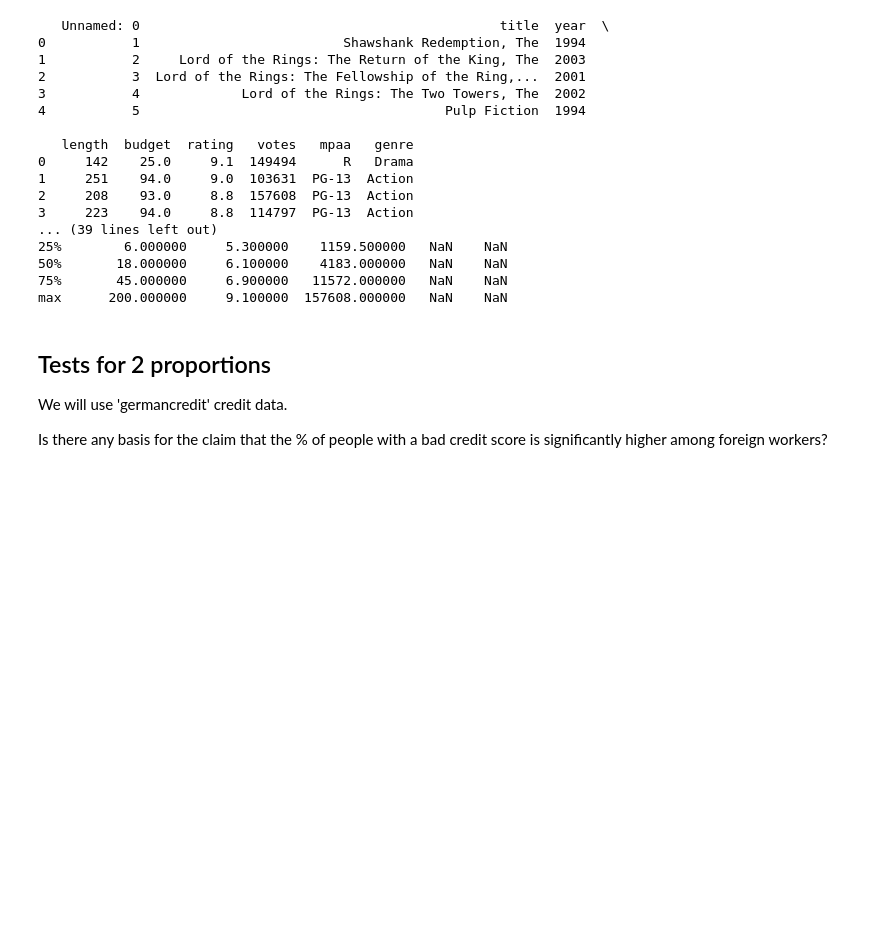
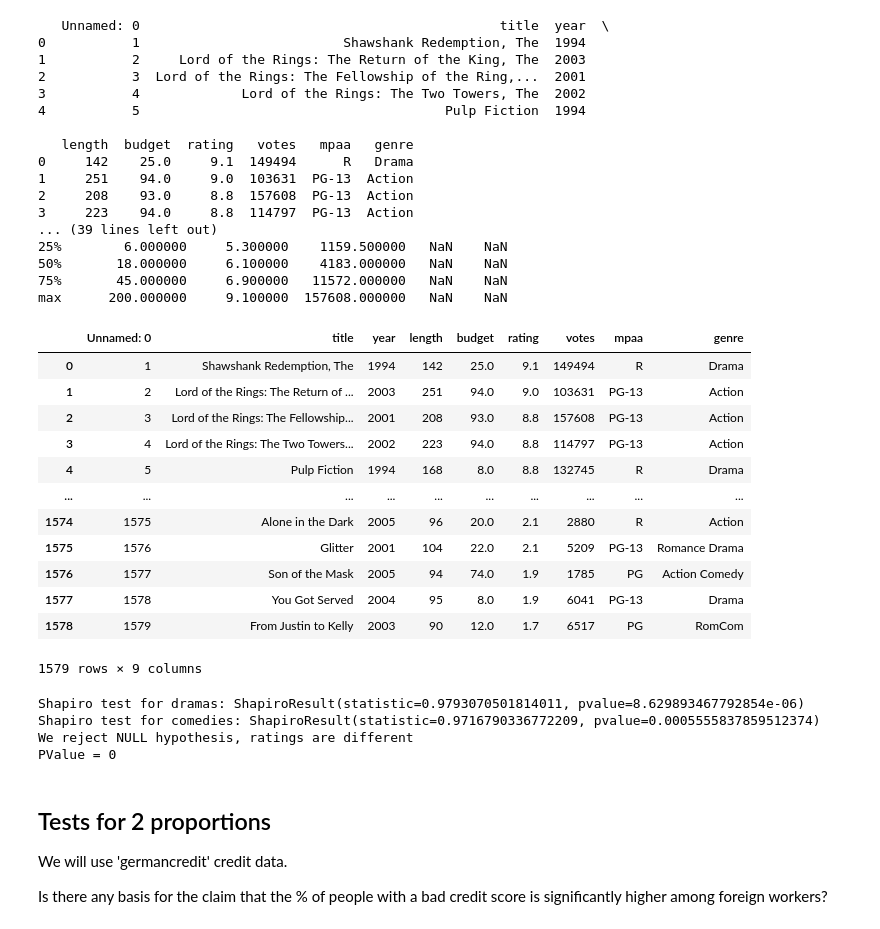
Before and after one commit to Mateusz-best-creator/UniversityDescriptiveStatistics, a Jupyter notebook: Labs/Reports/report_5.ipynb, the cells around one changed output. Drawn from its saved outputs; the diff is of its cells as text; code cells hidden in the pictures; blank space fills up the shorter version.

```diff
--- a/Labs/Reports/report_5.ipynb
+++ b/Labs/Reports/report_5.ipynb
@@ -558,3 +554,46 @@ max      200.000000     9.100000  157608.000000   NaN    NaN
+# %%
+movies_long
+# %% [output]
+|  | Unnamed: 0 | title | year | length | budget | rating | votes | mpaa | genre |
+| 0 | 1 | Shawshank Redemption, The | 1994 | 142 | 25.0 | 9.1 | 149494 | R | Drama |
+| 1 | 2 | Lord of the Rings: The Return of ... | 2003 | 251 | 94.0 | 9.0 | 103631 | PG-13 | Action |
+| 2 | 3 | Lord of the Rings: The Fellowship... | 2001 | 208 | 93.0 | 8.8 | 157608 | PG-13 | Action |
+| 3 | 4 | Lord of the Rings: The Two Towers... | 2002 | 223 | 94.0 | 8.8 | 114797 | PG-13 | Action |
+| 4 | 5 | Pulp Fiction | 1994 | 168 | 8.0 | 8.8 | 132745 | R | Drama |
+| ... | ... | ... | ... | ... | ... | ... | ... | ... | ... |
+| 1574 | 1575 | Alone in the Dark | 2005 | 96 | 20.0 | 2.1 | 2880 | R | Action |
+| 1575 | 1576 | Glitter | 2001 | 104 | 22.0 | 2.1 | 5209 | PG-13 | Romance Drama |
+| 1576 | 1577 | Son of the Mask | 2005 | 94 | 74.0 | 1.9 | 1785 | PG | Action Comedy |
+| 1577 | 1578 | You Got Served | 2004 | 95 | 8.0 | 1.9 | 6041 | PG-13 | Drama |
+| 1578 | 1579 | From Justin to Kelly | 2003 | 90 | 12.0 | 1.7 | 6517 | PG | RomCom |
+1579 rows × 9 columns
+# %%
+# your solution goes here
+dramas = movies_long[movies_long["genre"]=="Drama"]["rating"]
+romantic_comedies = movies_long[movies_long["genre"]=="RomCom"]["rating"]
+
+# Check normality
+dramas_shapiro = stats.shapiro(dramas)
+romantic_comedies_shapiro = stats.shapiro(romantic_comedies)
+
+print(f"Shapiro test for dramas: {dramas_shapiro}")
+print(f"Shapiro test for comedies: {romantic_comedies_shapiro}")
+
+# We use non parametric test
+wilcoxon_test = stats.ranksums(x=dramas,
+                               y=romantic_comedies,
+                               alternative="greater")
+alpha_level = 0.05
+if wilcoxon_test.pvalue < alpha_level:
+    print(f"We reject NULL hypothesis, ratings are different")
+else:
+    print(f"We do not reject NULL hypothesis, ratings are not different")
+print(f"PValue = {round(wilcoxon_test.pvalue)}")
+# %% [output]
+Shapiro test for dramas: ShapiroResult(statistic=0.9793070501814011, pvalue=8.629893467792854e-06)
+Shapiro test for comedies: ShapiroResult(statistic=0.9716790336772209, pvalue=0.0005555837859512374)
+We reject NULL hypothesis, ratings are different
+PValue = 0
 # %% [markdown]
 ## Tests for 2 proportions
 
```
Also changed, not shown: parts of 10 cells of this notebook, 1 other file.
